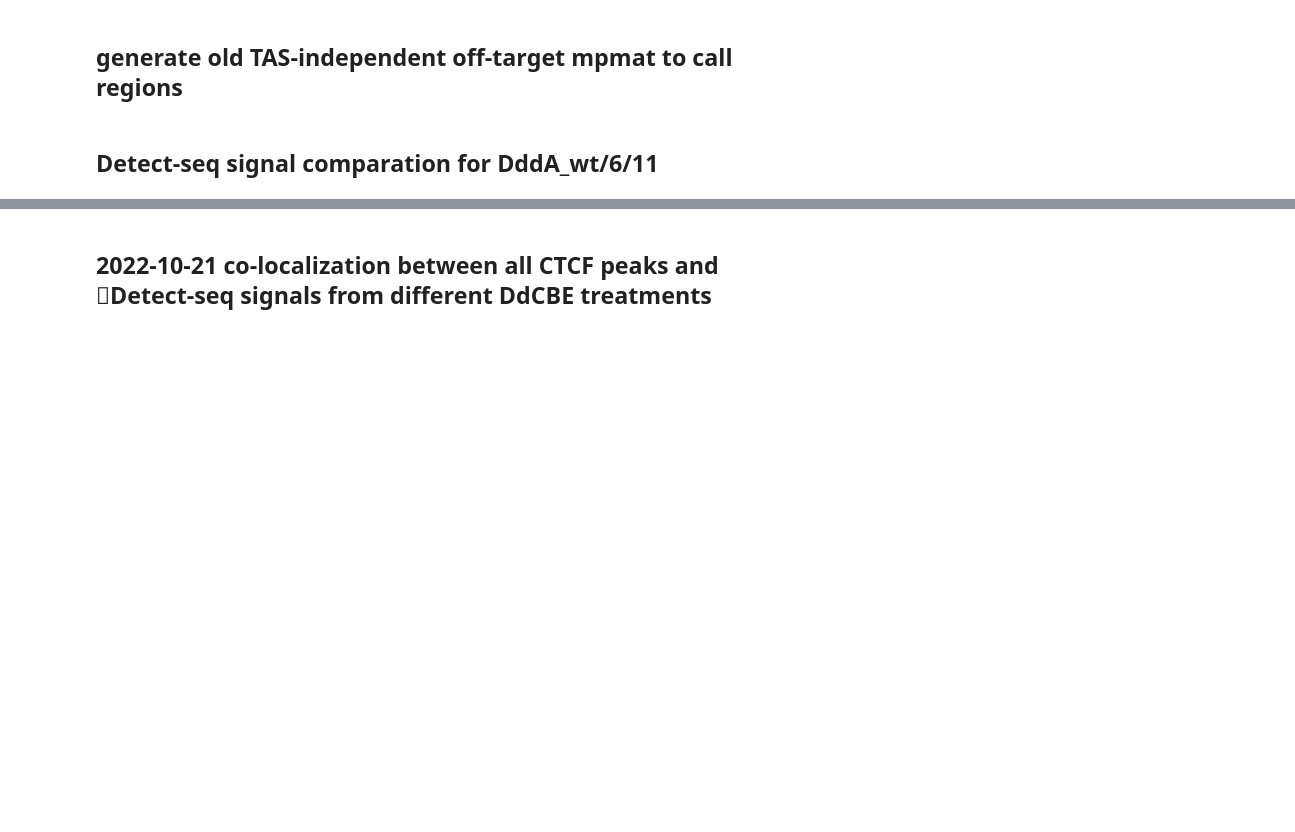
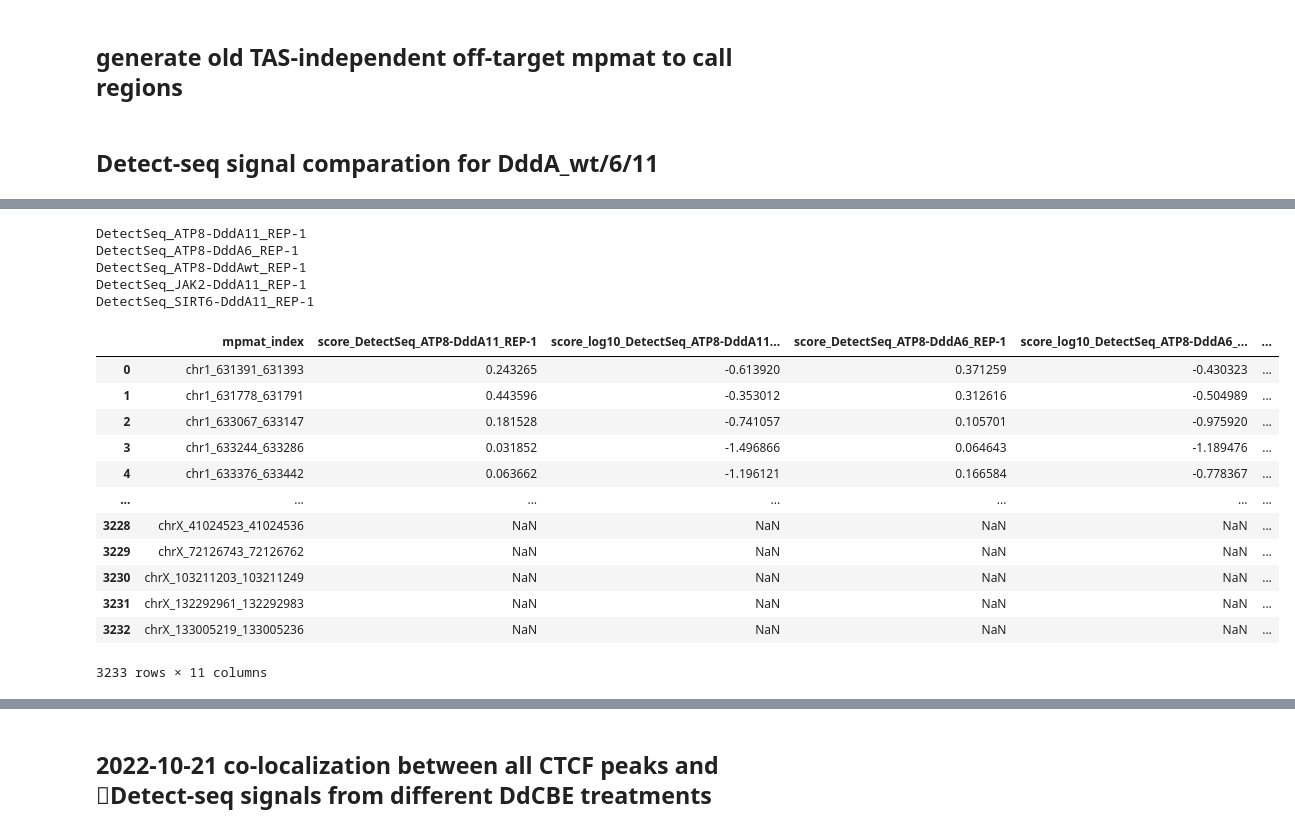
Before and after one commit to hermanzhaozzzz/snakepipes_detect-seq, a Jupyter notebook: step.03.local_analysis.ipynb, the cells around one changed output, grey strips where cells are left out. Saved outputs shown, nothing was run; the diff lists cells and outputs as text; code cells hidden in the pictures; blank space fills up the shorter version.

```diff
--- a/step.03.local_analysis.ipynb
+++ b/step.03.local_analysis.ipynb
@@ -400,5 +438,7 @@ df_pois.isna().sum().sum()
 # %% [markdown]
 # IGV 截图脚本
 # %%
-df_igv = df_pois[['chr_name', 'region_start', 'region_end', 'bed_name', 'log2_FC_mut']]
+df_igv = df_pois[[
+    'chr_name', 'region_start', 'region_end', 'bed_name', 'log2_FC_mut'
+]]
 df_igv.head()
@@ -640,0 +614,4 @@ df_sign_lenient.mpmat_index.describe()
+# %%
+df_pois_sel = df_pois[['<sample>', 'mpmat_index',
+                       'treat_mut_count.norm', 'treat_count.norm']]
+df_pois_sel
@@ -640,0 +664,33 @@ df_sign_lenient.mpmat_index.describe()
+# %%
+df_wide = pd.DataFrame(
+    df_detect_seq_score.mpmat_index.unique(),
+    columns=['mpmat_index'])
+
+
+for _dfn, _df in df_detect_seq_score.groupby('sample'):
+    print(_dfn)
+    _df.columns = ['mpmat_index', _dfn, f'score_{_dfn}', f'score_log10_{_dfn}']
+    df_wide = pd.merge(
+        left=df_wide, right=_df.iloc[:, [0, 2, 3]],
+        on='mpmat_index', how='left')
+
+df_wide
+# %% [output]
+DetectSeq_ATP8-DddA11_REP-1
+DetectSeq_ATP8-DddA6_REP-1
+DetectSeq_ATP8-DddAwt_REP-1
+DetectSeq_JAK2-DddA11_REP-1
+DetectSeq_SIRT6-DddA11_REP-1
+|  | mpmat_index | score_DetectSeq_ATP8-DddA11_REP-1 | score_log10_DetectSeq_ATP8-DddA11... | score_DetectSeq_ATP8-DddA6_REP-1 | score_log10_DetectSeq_ATP8-DddA6_... | ... |
+| 0 | chr1_631391_631393 | 0.243265 | -0.613920 | 0.371259 | -0.430323 | ... |
+| 1 | chr1_631778_631791 | 0.443596 | -0.353012 | 0.312616 | -0.504989 | ... |
+| 2 | chr1_633067_633147 | 0.181528 | -0.741057 | 0.105701 | -0.975920 | ... |
+| 3 | chr1_633244_633286 | 0.031852 | -1.496866 | 0.064643 | -1.189476 | ... |
+| 4 | chr1_633376_633442 | 0.063662 | -1.196121 | 0.166584 | -0.778367 | ... |
+| ... | ... | ... | ... | ... | ... | ... |
+| 3228 | chrX_41024523_41024536 | NaN | NaN | NaN | NaN | ... |
+| 3229 | chrX_72126743_72126762 | NaN | NaN | NaN | NaN | ... |
+| 3230 | chrX_103211203_103211249 | NaN | NaN | NaN | NaN | ... |
+| 3231 | chrX_132292961_132292983 | NaN | NaN | NaN | NaN | ... |
+| 3232 | chrX_133005219_133005236 | NaN | NaN | NaN | NaN | ... |
+3233 rows × 11 columns
```
Also changed, not shown: parts of 60 cells of this notebook, 1 other file.
